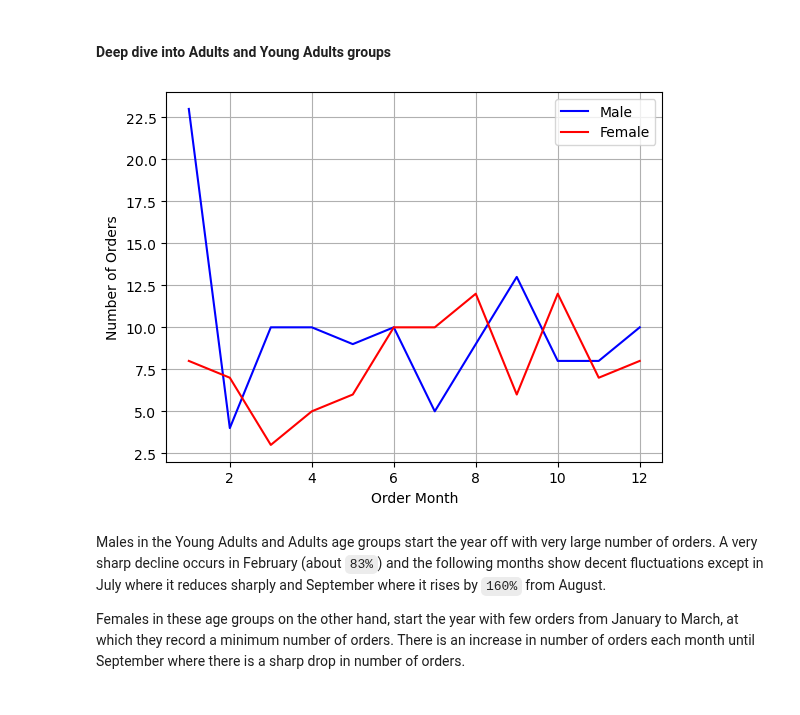
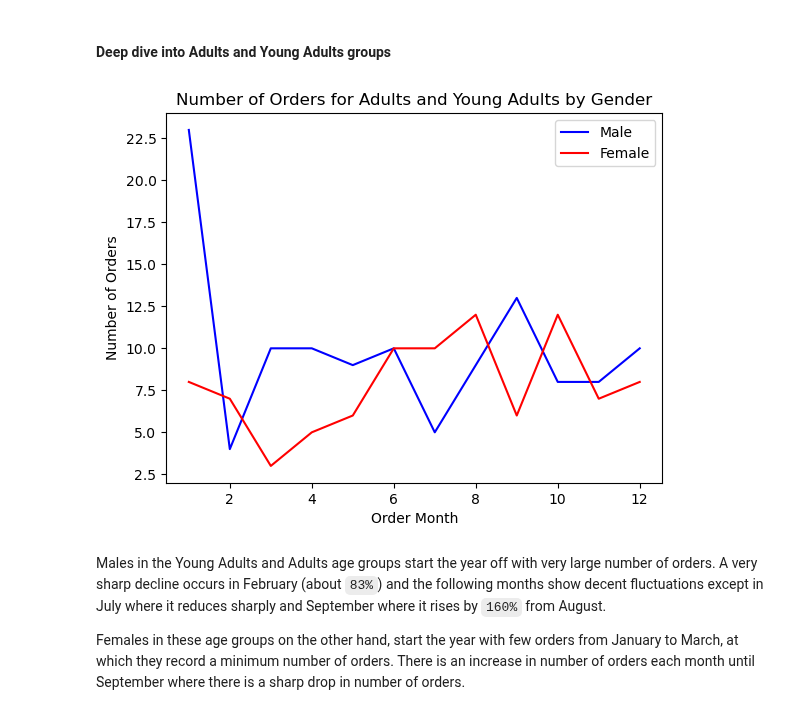
Before and after one commit to Mohammed-Hanan-Othman/ecommerce-sales-analysis, a Jupyter notebook: notebooks/1.customer_behaviour_analysis.ipynb, the cells around one changed output. Cells and saved outputs as stored; diff of their text form; code cells hidden in the pictures.

```diff
--- a/notebooks/1.customer_behaviour_analysis.ipynb
+++ b/notebooks/1.customer_behaviour_analysis.ipynb
@@ -160,18 +157,18 @@ Males consistently have higher average spending, except for the age groups `Adul
 # %%
 mask_age_group = df["Age Group"].isin(["Adults", "Young Adults"])
 mask_gender_male = df["Gender"] == "Male"
 mask_gender_female = df["Gender"] == "Female"
 adults_young_adults_male = df[mask_age_group & mask_gender_male]
 adults_young_adults_female = df[mask_age_group & mask_gender_female]
 
 adults_young_adults_male["Order Month"].value_counts().sort_index().rename("Male").plot(kind="line", color="blue", legend=True)
 adults_young_adults_female["Order Month"].value_counts().sort_index().rename("Female").plot(kind="line", color="red", legend=True)
 plt.xlabel("Order Month")
 plt.ylabel("Number of Orders")
-plt.grid()
+plt.title("Number of Orders for Adults and Young Adults by Gender")
 plt.show()
 # %% [output]
-[figure, old version]
+[figure, new version]
 # %% [markdown]
 Males in the Young Adults and Adults age groups start the year off with very large number of orders. A very sharp decline occurs in February (about `83%`) and the following months show decent fluctuations except in July where it reduces sharply and September where it rises by `160%` from August.
 
```
Also changed, not shown: parts of 20 cells of this notebook.
